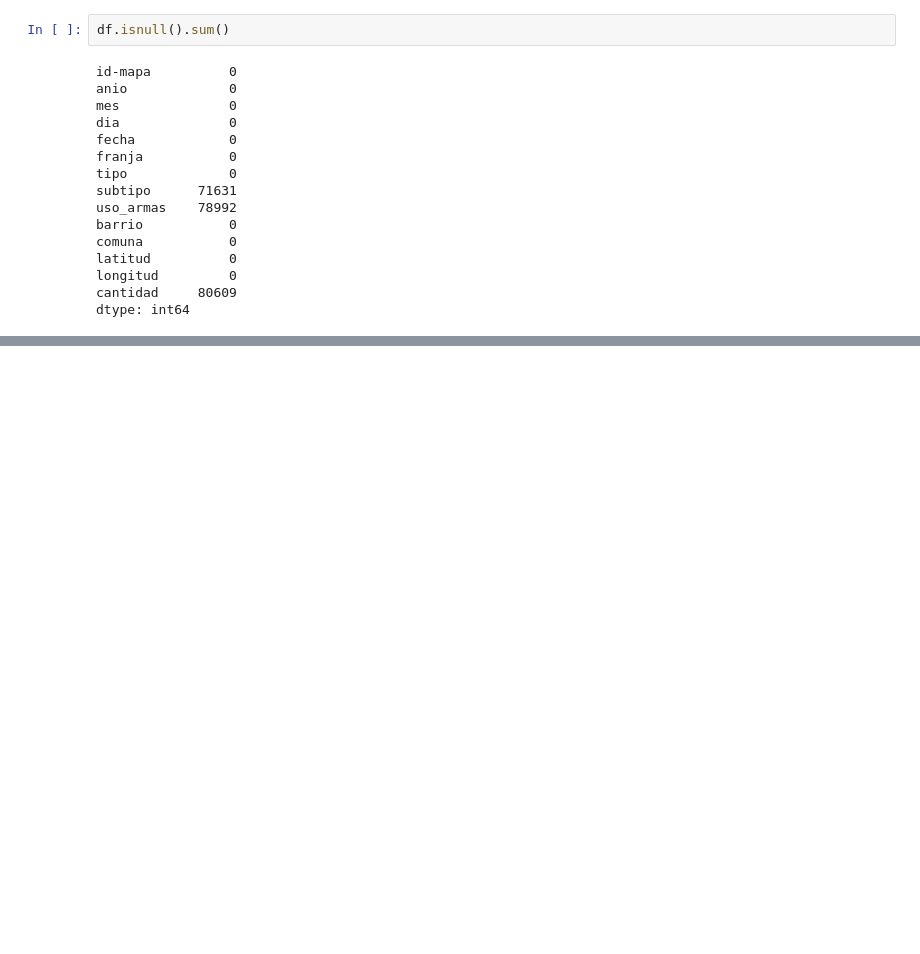
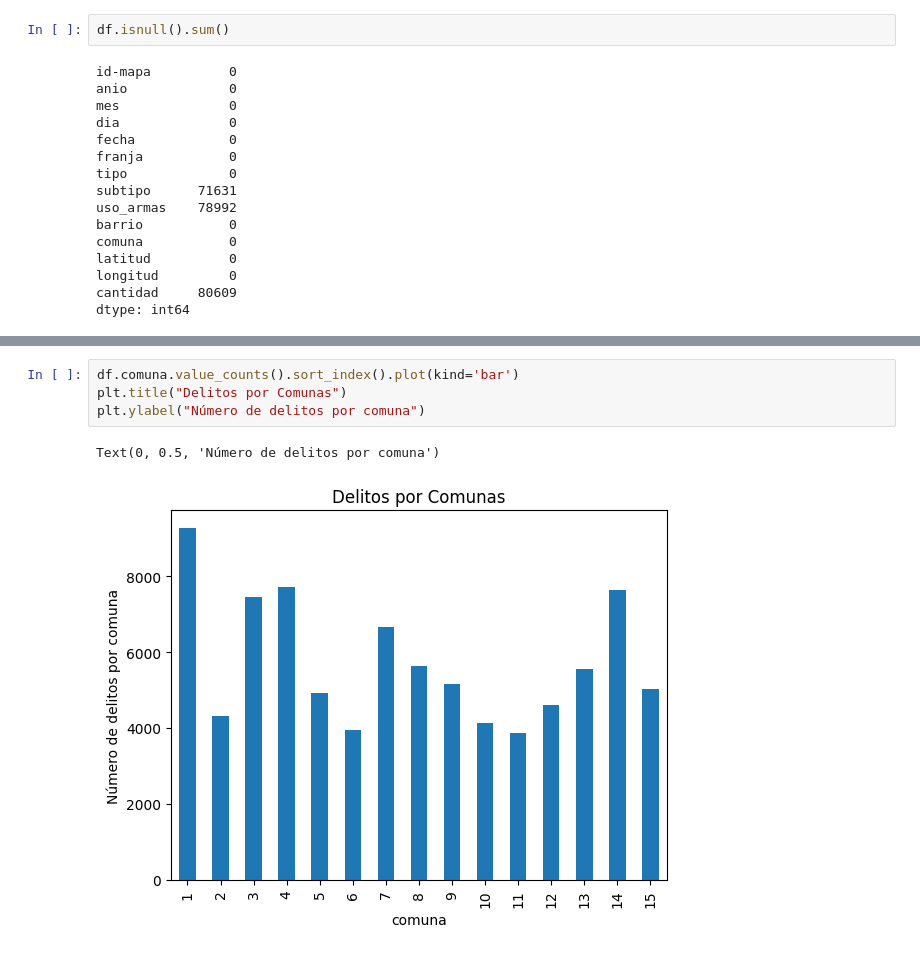
Before and after one commit to No-Country-simulation/equipo-c24-03-m-data, a Jupyter notebook: modules/EDA.ipynb, the cells around one changed output, grey strips where cells are left out. Cells and saved outputs as stored; diff of their text form; blank space fills up the shorter version.

```diff
--- a/modules/EDA.ipynb
+++ b/modules/EDA.ipynb
@@ -192,0 +566,7 @@ Observamos que aún tenemos valores nulos en las columnas subtipo y uso_armas, n
+# %%
+df.comuna.value_counts().sort_index().plot(kind='bar')
+plt.title("Delitos por Comunas")
+plt.ylabel("Número de delitos por comuna")
+# %% [output]
+Text(0, 0.5, 'Número de delitos por comuna')
+[figure, added]
```
Also changed, not shown: parts of 60 cells of this notebook, 2 other files.
